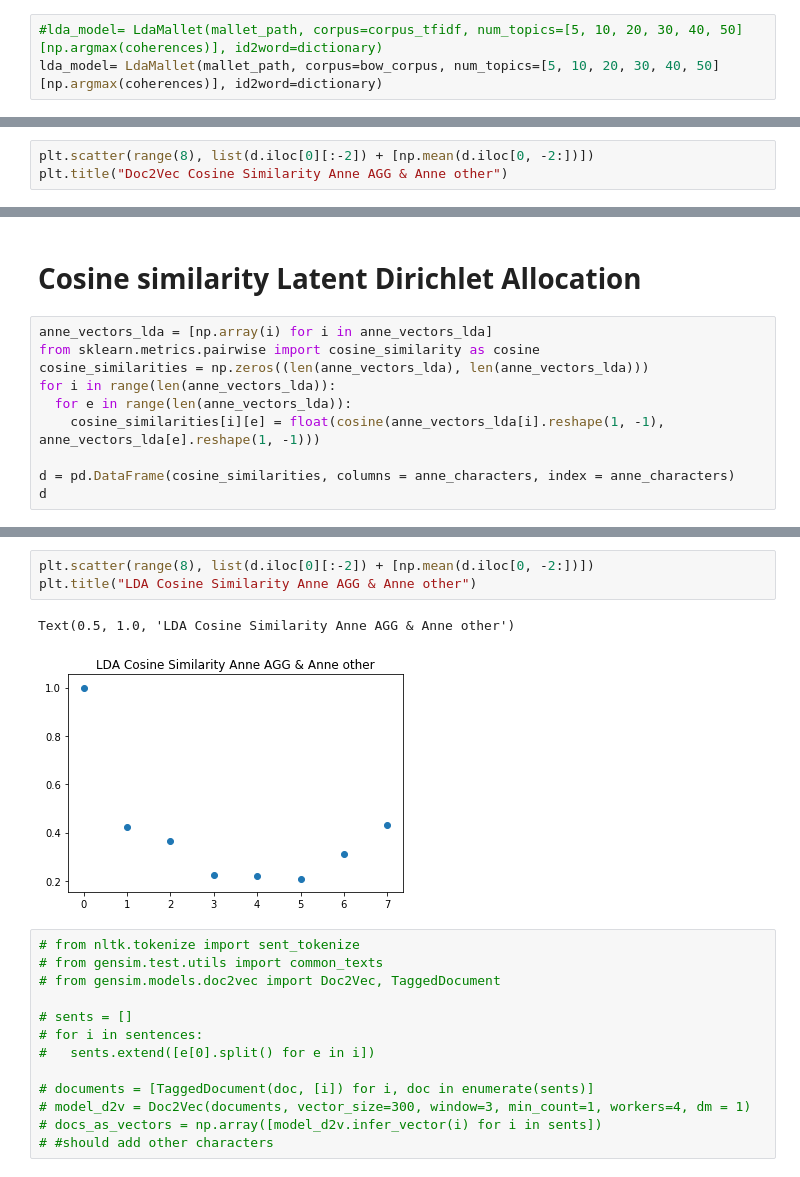
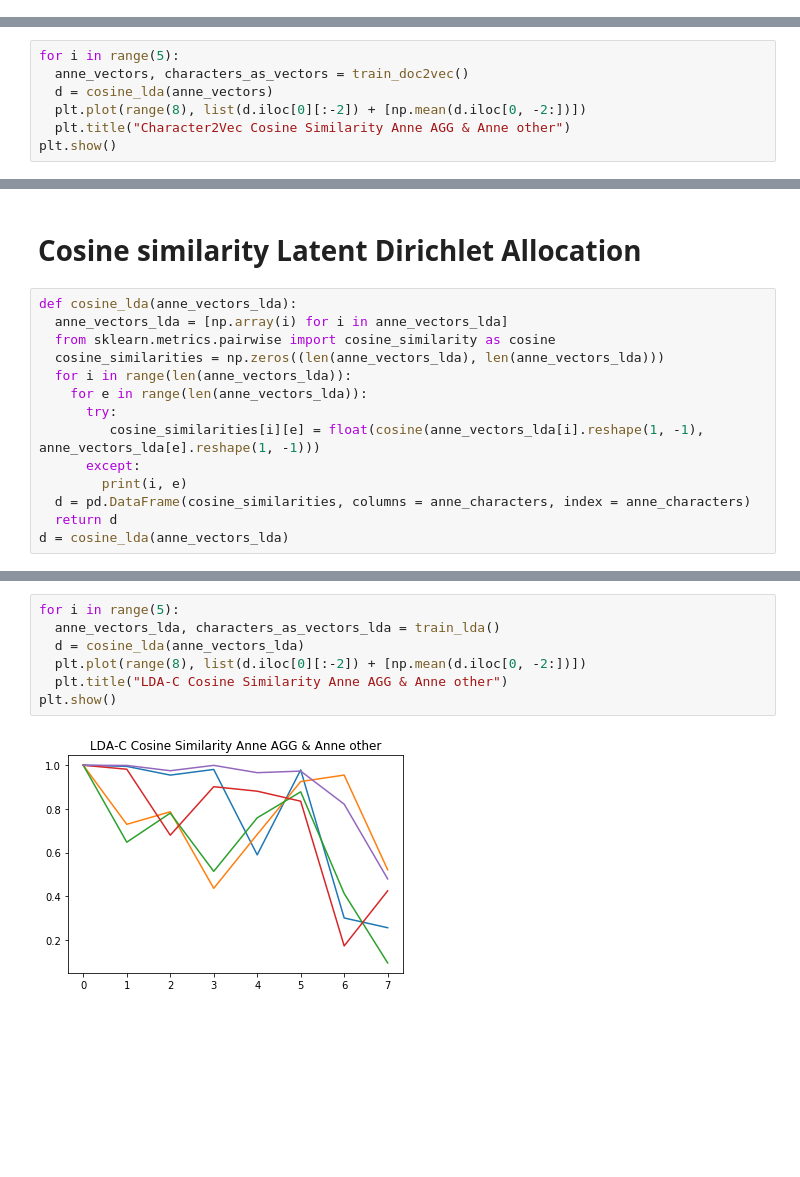
Before and after one commit to nicolenair/Capstone, a Jupyter notebook: Distance_Experiments.ipynb, the cells around one changed output, grey strips where cells are left out. Saved outputs shown, nothing was run; the diff lists cells and outputs as text; blank space fills up the shorter version.

```diff
--- a/Distance_Experiments.ipynb
+++ b/Distance_Experiments.ipynb
@@ -297,3 +220,0 @@ for n in [5, 10, 20, 30, 40, 50]:
-# %%
-#lda_model= LdaMallet(mallet_path, corpus=corpus_tfidf, num_topics=[5, 10, 20, 30, 40, 50][np.argmax(coherences)], id2word=dictionary)
-lda_model= LdaMallet(mallet_path, corpus=bow_corpus, num_topics=[5, 10, 20, 30, 40, 50][np.argmax(coherences)], id2word=dictionary)
@@ -374,4 +273,8 @@ d
 # %%
-plt.scatter(range(8), list(d.iloc[0][:-2]) + [np.mean(d.iloc[0, -2:])])
-plt.title("Doc2Vec Cosine Similarity Anne AGG & Anne other")
+for i in range(5):
+  anne_vectors, characters_as_vectors = train_doc2vec()
+  d = cosine_lda(anne_vectors)
+  plt.plot(range(8), list(d.iloc[0][:-2]) + [np.mean(d.iloc[0, -2:])])
+  plt.title("Character2Vec Cosine Similarity Anne AGG & Anne other")
+plt.show()
 # %% [output]
@@ -384,12 +287,16 @@ array([[0.43228099]])
 # %% [markdown]
 # Cosine similarity Latent Dirichlet Allocation
 # %%
-anne_vectors_lda = [np.array(i) for i in anne_vectors_lda]
-from sklearn.metrics.pairwise import cosine_similarity as cosine
-cosine_similarities = np.zeros((len(anne_vectors_lda), len(anne_vectors_lda)))
-for i in range(len(anne_vectors_lda)):
-  for e in range(len(anne_vectors_lda)):
-    cosine_similarities[i][e] = float(cosine(anne_vectors_lda[i].reshape(1, -1), anne_vectors_lda[e].reshape(1, -1)))
-
-d = pd.DataFrame(cosine_similarities, columns = anne_characters, index = anne_characters)
-d
+def cosine_lda(anne_vectors_lda):
+  anne_vectors_lda = [np.array(i) for i in anne_vectors_lda]
+  from sklearn.metrics.pairwise import cosine_similarity as cosine
+  cosine_similarities = np.zeros((len(anne_vectors_lda), len(anne_vectors_lda)))
+  for i in range(len(anne_vectors_lda)):
+    for e in range(len(anne_vectors_lda)):
+      try:
+         cosine_similarities[i][e] = float(cosine(anne_vectors_lda[i].reshape(1, -1), anne_vectors_lda[e].reshape(1, -1)))
+      except:
+        print(i, e)
+  d = pd.DataFrame(cosine_similarities, columns = anne_characters, index = anne_characters)
+  return d
+d = cosine_lda(anne_vectors_lda)
@@ -407,19 +303,9 @@ d
 # %%
-plt.scatter(range(8), list(d.iloc[0][:-2]) + [np.mean(d.iloc[0, -2:])])
-plt.title("LDA Cosine Similarity Anne AGG & Anne other")
+for i in range(5):
+  anne_vectors_lda, characters_as_vectors_lda = train_lda()
+  d = cosine_lda(anne_vectors_lda)
+  plt.plot(range(8), list(d.iloc[0][:-2]) + [np.mean(d.iloc[0, -2:])])
+  plt.title("LDA-C Cosine Similarity Anne AGG & Anne other")
+plt.show()
 # %% [output]
-Text(0.5, 1.0, 'LDA Cosine Similarity Anne AGG & Anne other')
-[figure, old version]
+[figure, new version]
-# %%
-# from nltk.tokenize import sent_tokenize
-# from gensim.test.utils import common_texts
-# from gensim.models.doc2vec import Doc2Vec, TaggedDocument
-
-# sents = []
-# for i in sentences:
-#   sents.extend([e[0].split() for e in i])
-
-# documents = [TaggedDocument(doc, [i]) for i, doc in enumerate(sents)]
-# model_d2v = Doc2Vec(documents, vector_size=300, window=3, min_count=1, workers=4, dm = 1)
-# docs_as_vectors = np.array([model_d2v.infer_vector(i) for i in sents])
-# #should add other characters
```
Also changed, not shown: parts of 43 cells of this notebook.
